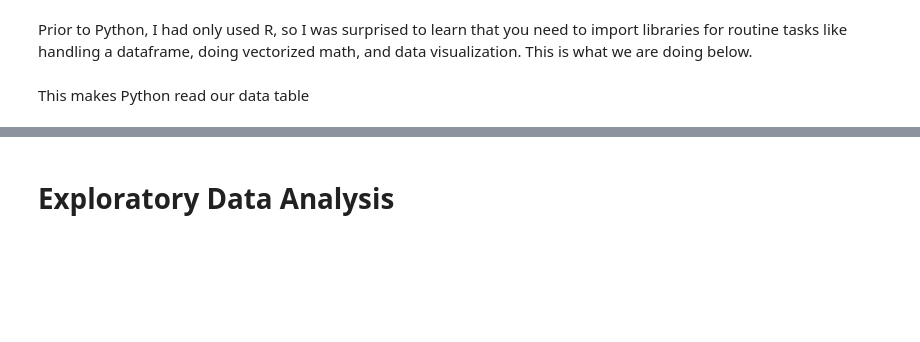
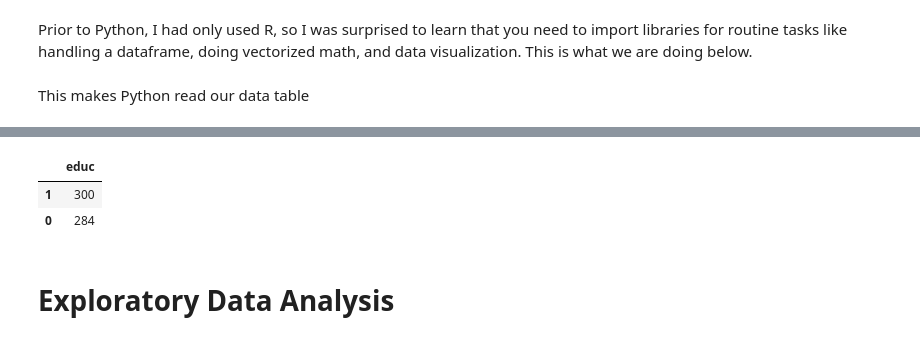
Before and after one commit to jdiaz4302/ML_Workshop_Series, a Jupyter notebook: L01-Text-Data-and-Logistic-Regression.ipynb, the cells around one changed output, grey strips where cells are left out. Drawn from its saved outputs; the diff is of its cells as text; code cells hidden in the pictures; blank space fills up the shorter version.

```diff
--- a/L01-Text-Data-and-Logistic-Regression.ipynb
+++ b/L01-Text-Data-and-Logistic-Regression.ipynb
@@ -42,3 +77,10 @@ That's a lot of columns to deal with...
+# %%
+subsetted_df = subsetted_df.replace({'educ':translate_dictionary})
+pd.DataFrame(subsetted_df['educ'].value_counts())
+# %% [output]
+|  | educ |
+| 1 | 300 |
+| 0 | 284 |
 # %% [markdown]
 # Exploratory Data Analysis
 # %% [markdown]
```
Also changed, not shown: parts of 27 cells of this notebook.
